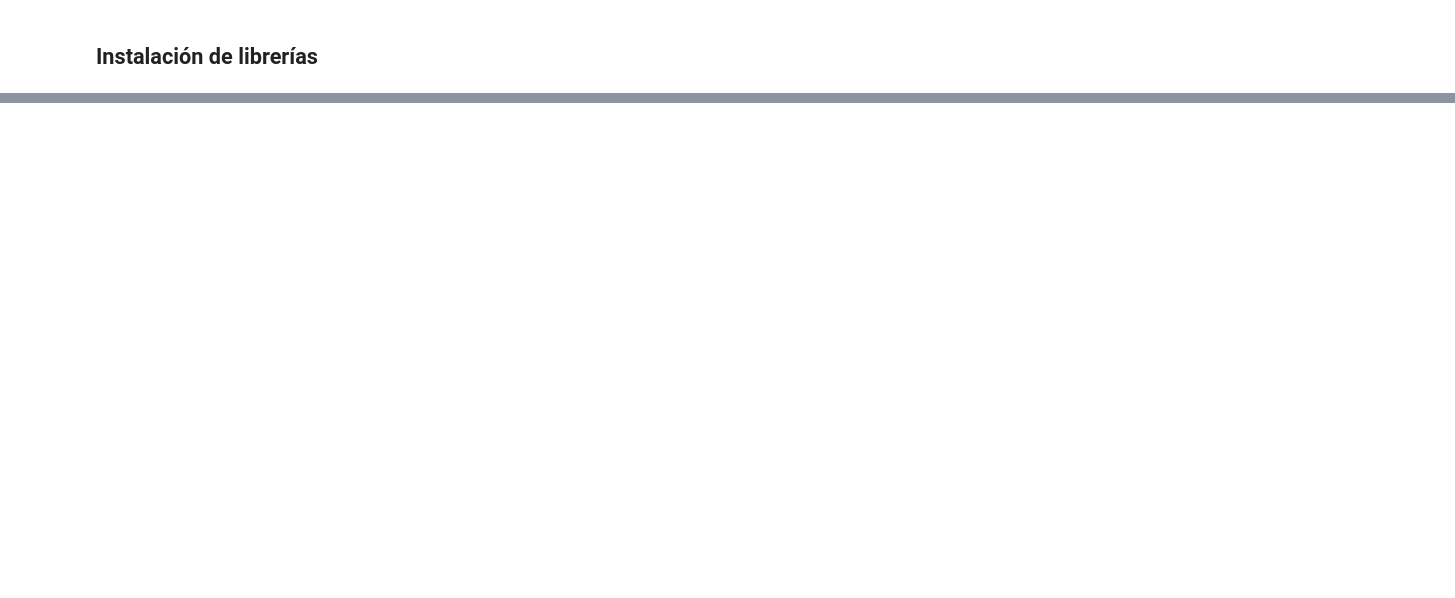
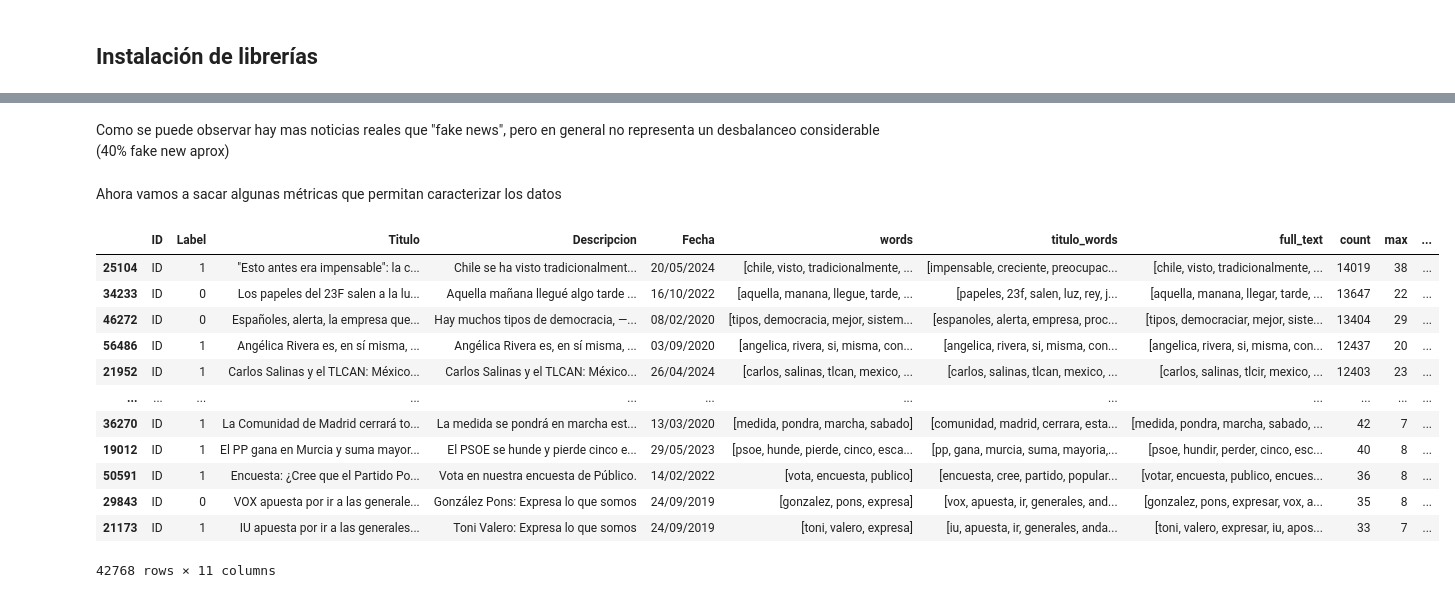
Before and after one commit to Yesopi/BI_project_1, a Jupyter notebook: Proyecto1_BI.ipynb, the cells around one changed output, grey strips where cells are left out. Saved outputs shown, nothing was run; the diff lists cells and outputs as text; code cells hidden in the pictures; blank space fills up the shorter version.

```diff
--- a/Proyecto1_BI.ipynb
+++ b/Proyecto1_BI.ipynb
@@ -200,0 +237,3 @@ You should consider upgrading via the 'C:\Users\estiv\AppData\Local\Microsoft\Wi
+# %%
+duplicados = texts[texts["words"].duplicated(keep=False)]
+print(duplicados)
@@ -200,0 +260,11 @@ You should consider upgrading via the 'C:\Users\estiv\AppData\Local\Microsoft\Wi
+# %%
+# Encontrar los grupos donde hay conflicto en la etiqueta "Label"
+conflictos = duplicados.groupby(duplicados["words"].apply(tuple))["Label"].nunique() > 1
+# Obtener los índices de los duplicados conflictivos
+conflict_indices = duplicados[duplicados["words"].apply(tuple).isin(conflictos[conflictos].index)].index
+# Eliminar las filas conflictivas del dataset original
+texts_limpio = texts.drop(index=conflict_indices)
+# Ahora, de los duplicados sin conflicto, mantener solo un registro por grupo
+texts_limpio = texts_limpio.drop_duplicates(subset=["words"], keep="first")
+# Verificar los cambios
+print("Total de filas después de limpieza:", len(texts_limpio))
@@ -200,0 +281,3 @@ You should consider upgrading via the 'C:\Users\estiv\AppData\Local\Microsoft\Wi
+# %%
+texts_limpio["full_text"] = texts_limpio.apply(lambda row: row["words"] + row["titulo_words"] if isinstance(row["words"], list) and isinstance(row["titulo_words"], list) else row["words"], axis=1)
+texts_limpio
@@ -239,0 +346,3 @@ texts
+# %%
+texts_limpio["full_text"] = texts_limpio["full_text"].apply(lemmatize_verbs)
+texts_limpio["full_text"]
@@ -239,0 +383,25 @@ texts
+# %% [markdown]
+Como se puede observar hay mas noticias reales que "fake news", pero en general no representa un desbalanceo considerable (40% fake new aprox)
+# %% [markdown]
+Ahora vamos a sacar algunas métricas que permitan caracterizar los datos
+# %%
+from scipy import stats as st
+
+texts_limpio["count"] = [len(x) for x in texts_limpio["Descripcion"]]
+texts_limpio["max"] = [max(len(x) for x in i.split(" ")) for i in texts_limpio["Descripcion"]]
+texts_limpio["min"] = [min(len(x) for x in i.split(" ")) for i in texts_limpio["Descripcion"]]
+texts_limpio.sort_values(by="count", ascending=False)
+# %% [output]
+|  | ID | Label | Titulo | Descripcion | Fecha | words | titulo_words | full_text | count | max | ... |
+| 25104 | ID | 1 | "Esto antes era impensable": la c... | Chile se ha visto tradicionalment... | 20/05/2024 | [chile, visto, tradicionalmente, ... | [impensable, creciente, preocupac... | [chile, visto, tradicionalmente, ... | 14019 | 38 | ... |
+| 34233 | ID | 0 | Los papeles del 23F salen a la lu... | Aquella mañana llegué algo tarde ... | 16/10/2022 | [aquella, manana, llegue, tarde, ... | [papeles, 23f, salen, luz, rey, j... | [aquella, manana, llegar, tarde, ... | 13647 | 22 | ... |
+| 46272 | ID | 0 | Españoles, alerta, la empresa que... | Hay muchos tipos de democracia, ―... | 08/02/2020 | [tipos, democracia, mejor, sistem... | [espanoles, alerta, empresa, proc... | [tipos, democraciar, mejor, siste... | 13404 | 29 | ... |
+| 56486 | ID | 1 | Angélica Rivera es, en sí misma, ... | Angélica Rivera es, en sí misma, ... | 03/09/2020 | [angelica, rivera, si, misma, con... | [angelica, rivera, si, misma, con... | [angelica, rivera, si, misma, con... | 12437 | 20 | ... |
+| 21952 | ID | 1 | Carlos Salinas y el TLCAN: México... | Carlos Salinas y el TLCAN: México... | 26/04/2024 | [carlos, salinas, tlcan, mexico, ... | [carlos, salinas, tlcan, mexico, ... | [carlos, salinas, tlcir, mexico, ... | 12403 | 23 | ... |
+| ... | ... | ... | ... | ... | ... | ... | ... | ... | ... | ... | ... |
+| 36270 | ID | 1 | La Comunidad de Madrid cerrará to... | La medida se pondrá en marcha est... | 13/03/2020 | [medida, pondra, marcha, sabado] | [comunidad, madrid, cerrara, esta... | [medida, pondra, marcha, sabado, ... | 42 | 7 | ... |
+| 19012 | ID | 1 | El PP gana en Murcia y suma mayor... | El PSOE se hunde y pierde cinco e... | 29/05/2023 | [psoe, hunde, pierde, cinco, esca... | [pp, gana, murcia, suma, mayoria,... | [psoe, hundir, perder, cinco, esc... | 40 | 8 | ... |
+| 50591 | ID | 1 | Encuesta: ¿Cree que el Partido Po... | Vota en nuestra encuesta de Público. | 14/02/2022 | [vota, encuesta, publico] | [encuesta, cree, partido, popular... | [votar, encuesta, publico, encues... | 36 | 8 | ... |
+| 29843 | ID | 0 | VOX apuesta por ir a las generale... | González Pons: Expresa lo que somos | 24/09/2019 | [gonzalez, pons, expresa] | [vox, apuesta, ir, generales, and... | [gonzalez, pons, expresar, vox, a... | 35 | 8 | ... |
+| 21173 | ID | 1 | IU apuesta por ir a las generales... | Toni Valero: Expresa lo que somos | 24/09/2019 | [toni, valero, expresa] | [iu, apuesta, ir, generales, anda... | [toni, valero, expresar, iu, apos... | 33 | 7 | ... |
+42768 rows × 11 columns
```
Also changed, not shown: parts of 95 cells of this notebook, 1 other file.
